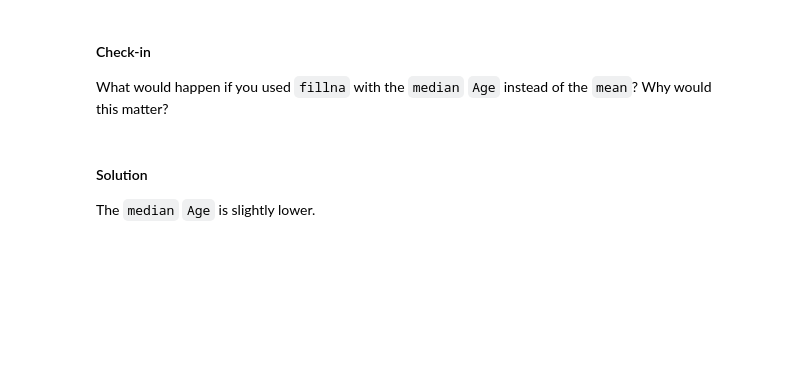
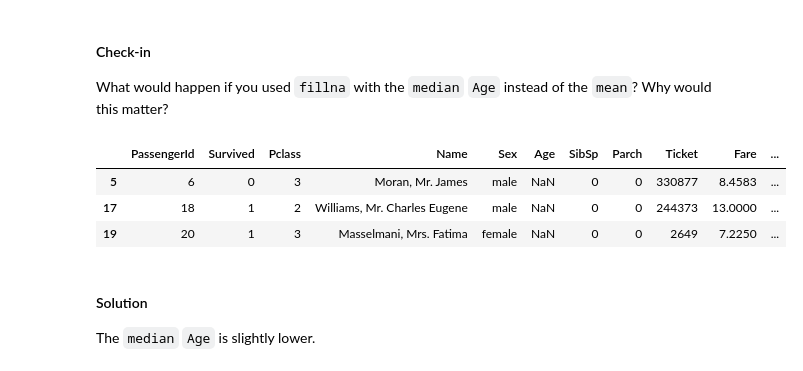
Before and after one commit to kingb6/Data_Preprocessing_Report, a Jupyter notebook: 08-wrangling.ipynb, the cells around one changed output. Drawn from its saved outputs; the diff is of its cells as text; code cells hidden in the pictures; blank space fills up the shorter version.

```diff
--- a/08-wrangling.ipynb
+++ b/08-wrangling.ipynb
@@ -418,6 +436,13 @@ sns.barplot(data = df_titanic, x = 'Pclass', y = 'Age');
 What would happen if you used `fillna` with the `median` `Age` instead of the `mean`? Why would this matter?
 # %%
 ### Your code here
+df_titanic['Age_median'] = df_titanic['Age'].fillna(df_titanic['Age'].median())
+df_titanic[df_titanic['Age'].isna()].head(3)
+# %% [output]
+|  | PassengerId | Survived | Pclass | Name | Sex | Age | SibSp | Parch | Ticket | Fare | ... |
+| 5 | 6 | 0 | 3 | Moran, Mr. James | male | NaN | 0 | 0 | 330877 | 8.4583 | ... |
+| 17 | 18 | 1 | 2 | Williams, Mr. Charles Eugene | male | NaN | 0 | 0 | 244373 | 13.0000 | ... |
+| 19 | 20 | 1 | 3 | Masselmani, Mrs. Fatima | female | NaN | 0 | 0 | 2649 | 7.2250 | ... |
 # %% [markdown]
 #### Solution
 
```
Also changed, not shown: parts of 16 cells of this notebook.
